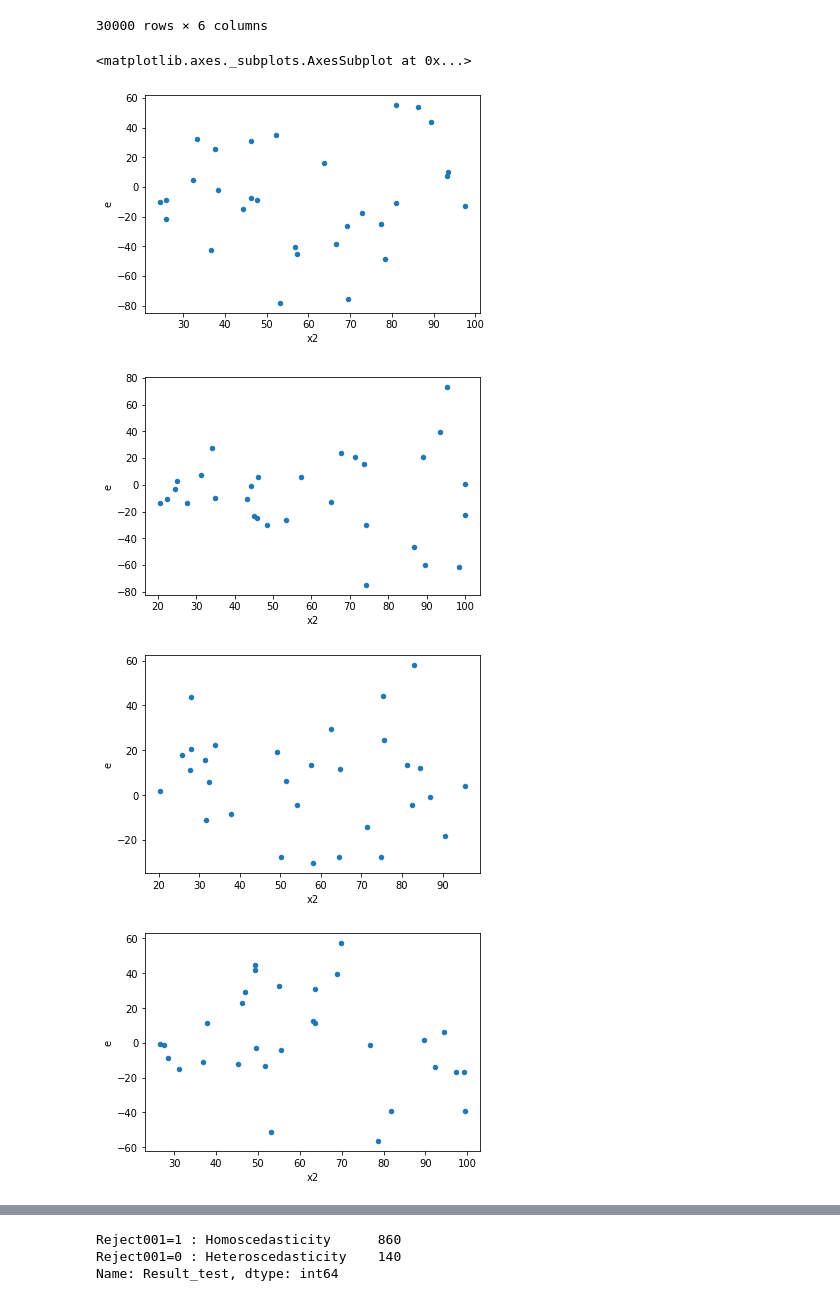
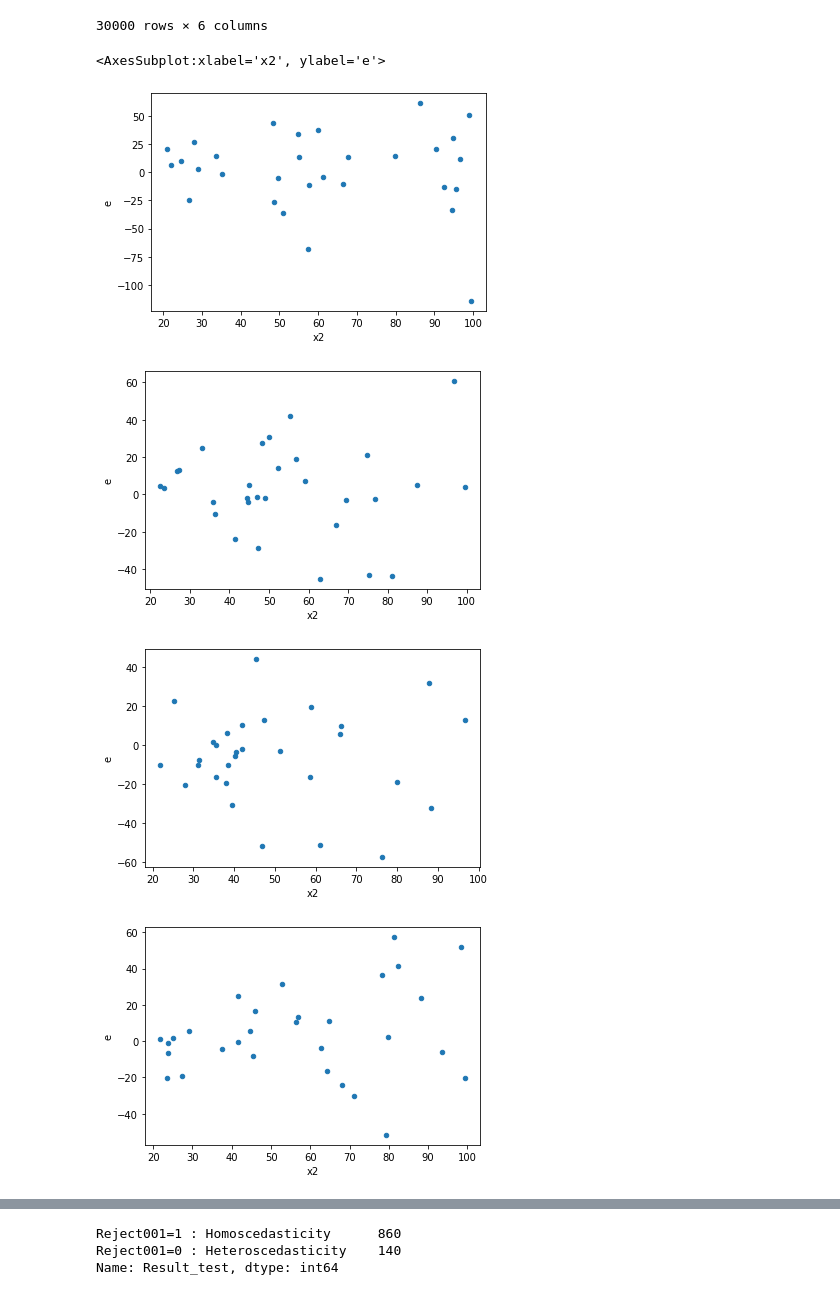
Before and after one commit to iam-fern/Generate_multiplication_2X, a Jupyter notebook: GQtest_data(y_hat)_multi_delta_(1_6)_n30_01.ipynb, the cells around one changed output, grey strips where cells are left out. Cells and saved outputs as stored; diff of their text form; code cells hidden in the pictures.

```diff
--- a/GQtest_data(y_hat)_multi_delta_(1_6)_n30_01.ipynb
+++ b/GQtest_data(y_hat)_multi_delta_(1_6)_n30_01.ipynb
@@ -136,29 +136,27 @@ table
 |  | 29.0 | 92.385298 | 62.958635 | 13.511294 | 178.855227 | 164.781838 | 14.073390 |
 30000 rows × 6 columns
 # %%
-tablenew0 = table.loc[0.0]
-tablenew1 = table.loc[1.0]
-tablenew2 = table.loc[2.0]
-tablenew3 = table.loc[3.0]
-tablenew4 = table.loc[4.0]
-tablenew5 = table.loc[5.0]
-tablenew6 = table.loc[6.0]
-tablenew7 = table.loc[7.0]
-tablenew8 = table.loc[8.0]
-tablenew9 = table.loc[9.0]
+tablenew0 = table.loc[4.0]
+tablenew1 = table.loc[7.0]
+tablenew2 = table.loc[18.0]
+tablenew3 = table.loc[28.0]
+tablenew4 = table.loc[47.0]
+tablenew5 = table.loc[49.0]
+tablenew6 = table.loc[51.0]
+tablenew7 = table.loc[57.0]
+tablenew8 = table.loc[58.0]
 tablenew0.plot(x ='x2', y='e', kind = 'scatter')
 tablenew1.plot(x ='x2', y='e', kind = 'scatter')
 tablenew2.plot(x ='x2', y='e', kind = 'scatter')
 tablenew3.plot(x ='x2', y='e', kind = 'scatter')
 tablenew4.plot(x ='x2', y='e', kind = 'scatter')
 tablenew5.plot(x ='x2', y='e', kind = 'scatter')
 tablenew6.plot(x ='x2', y='e', kind = 'scatter')
 tablenew7.plot(x ='x2', y='e', kind = 'scatter')
 tablenew8.plot(x ='x2', y='e', kind = 'scatter')
-tablenew9.plot(x ='x2', y='e', kind = 'scatter')
 # %% [output]
-<matplotlib.axes._subplots.AxesSubplot at 0x...>
+<AxesSubplot:xlabel='x2', ylabel='e'>
-[figure, old version]
+[figure, new version]
-[figure, old version]
+[figure, new version]
-[figure, old version]
+[figure, new version]
-[figure, old version]
+[figure, new version]
```
Also changed, not shown: parts of 3 cells of this notebook.
